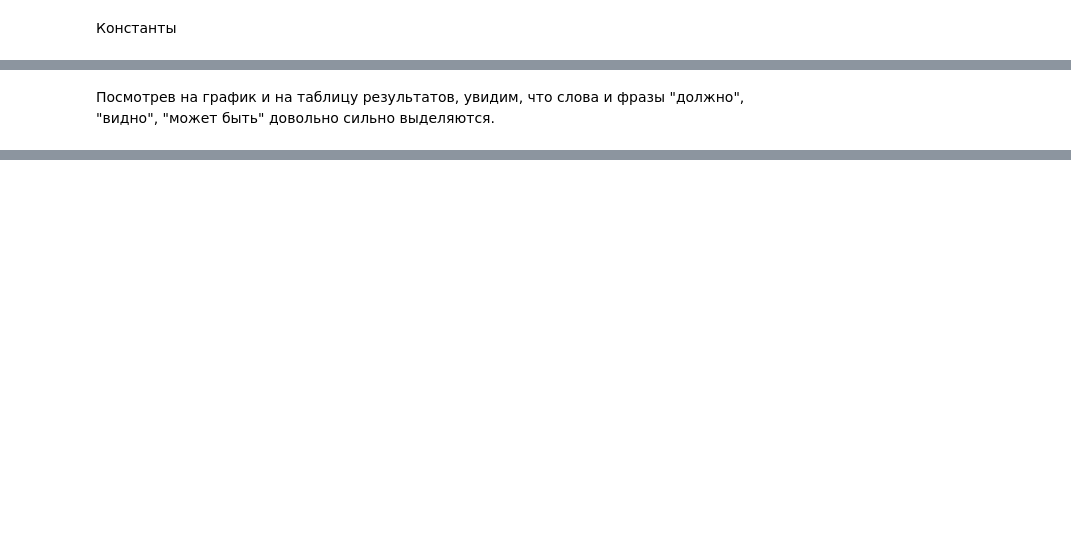
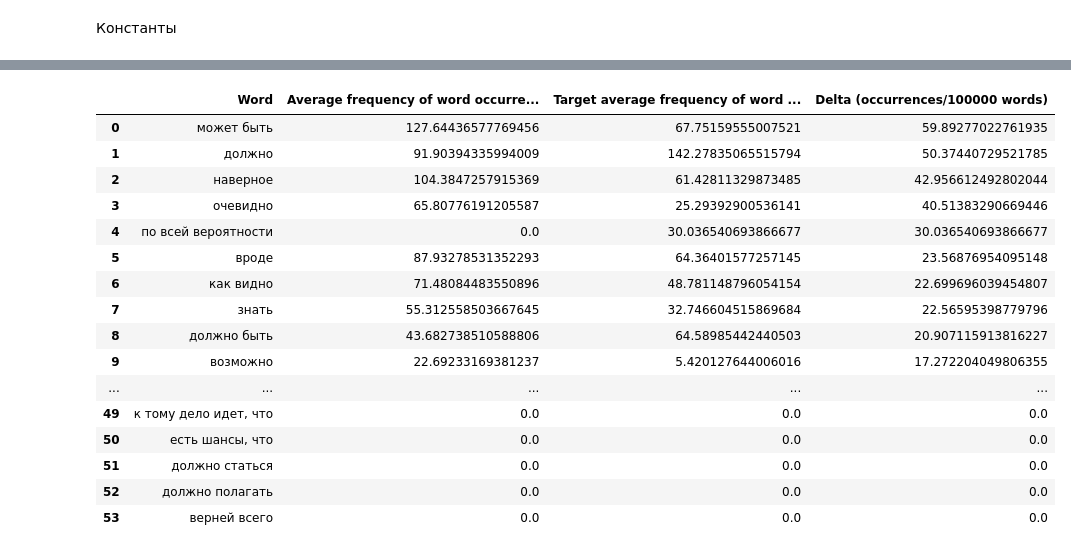
Before and after one commit to Nikita-Panyuhin/school-word-task, a Jupyter notebook: research.ipynb, the cells around one changed output, grey strips where cells are left out. Cells and saved outputs as stored; diff of their text form; code cells hidden in the pictures; blank space fills up the shorter version.

```diff
--- a/research.ipynb
+++ b/research.ipynb
@@ -42 +91,11 @@ target_values = np.full(phrases_count, 0, float)
+# %%
+NORM = 100000
+DATA_DIRECTORY = "./data/"
+FONT_SIZE = 6
+DOT_SIZE = 10
+COLOR_SCHEME = [
+    "#0000ff",
+    "#ff0000",
+    "#00ff00"
+]
 # %% [markdown]
@@ -151,2 +139,3 @@ plt.show()
-# %% [markdown]
-Посмотрев на график и на таблицу результатов, увидим, что слова и фразы "должно", "видно", "может быть" довольно сильно выделяются.
+# %%
+r1 = analyze("don.txt", exclude=["dostoevsky.txt"]).view_as_table().view_as_plot()
+# %% [output]
@@ -152,0 +143,17 @@ plt.show()
+|  | Word | Average frequency of word occurre... | Target average frequency of word ... | Delta (occurrences/100000 words) |
+| 0 | может быть | 127.64436577769456 | 67.75159555007521 | 59.89277022761935 |
+| 1 | должно | 91.90394335994009 | 142.27835065515794 | 50.37440729521785 |
+| 2 | наверное | 104.3847257915369 | 61.42811329873485 | 42.956612492802044 |
+| 3 | очевидно | 65.80776191205587 | 25.29392900536141 | 40.51383290669446 |
+| 4 | по всей вероятности | 0.0 | 30.036540693866677 | 30.036540693866677 |
+| 5 | вроде | 87.93278531352293 | 64.36401577257145 | 23.56876954095148 |
+| 6 | как видно | 71.48084483550896 | 48.781148796054154 | 22.699696039454807 |
+| 7 | знать | 55.312558503667645 | 32.746604515869684 | 22.56595398779796 |
+| 8 | должно быть | 43.682738510588806 | 64.58985442440503 | 20.907115913816227 |
+| 9 | возможно | 22.69233169381237 | 5.420127644006016 | 17.272204049806355 |
+| ... | ... | ... | ... | ... |
+| 49 | к тому дело идет, что | 0.0 | 0.0 | 0.0 |
+| 50 | есть шансы, что | 0.0 | 0.0 | 0.0 |
+| 51 | должно статься | 0.0 | 0.0 | 0.0 |
+| 52 | должно полагать | 0.0 | 0.0 | 0.0 |
+| 53 | верней всего | 0.0 | 0.0 | 0.0 |
```
Also changed, not shown: parts of 23 cells of this notebook, 33 other files.
